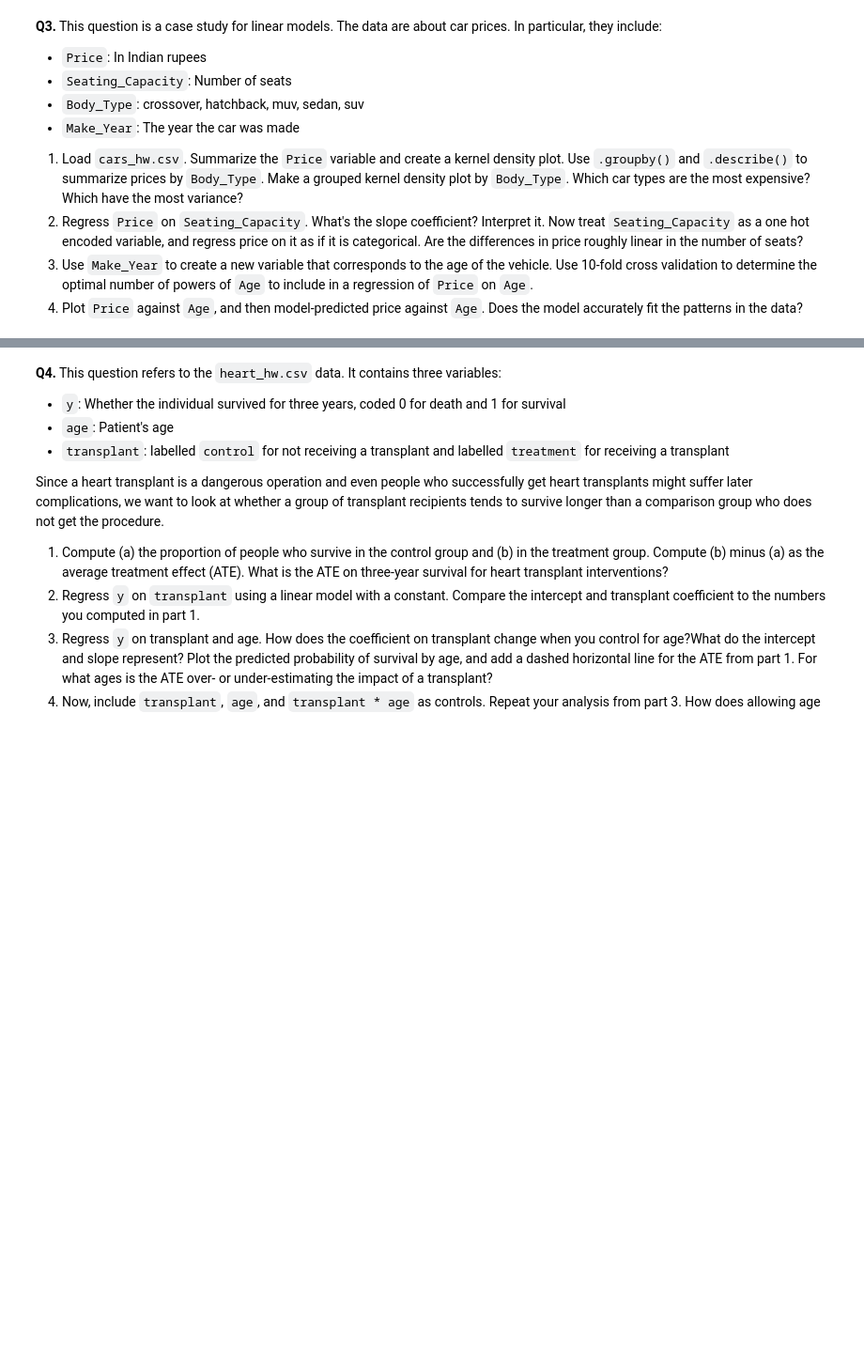
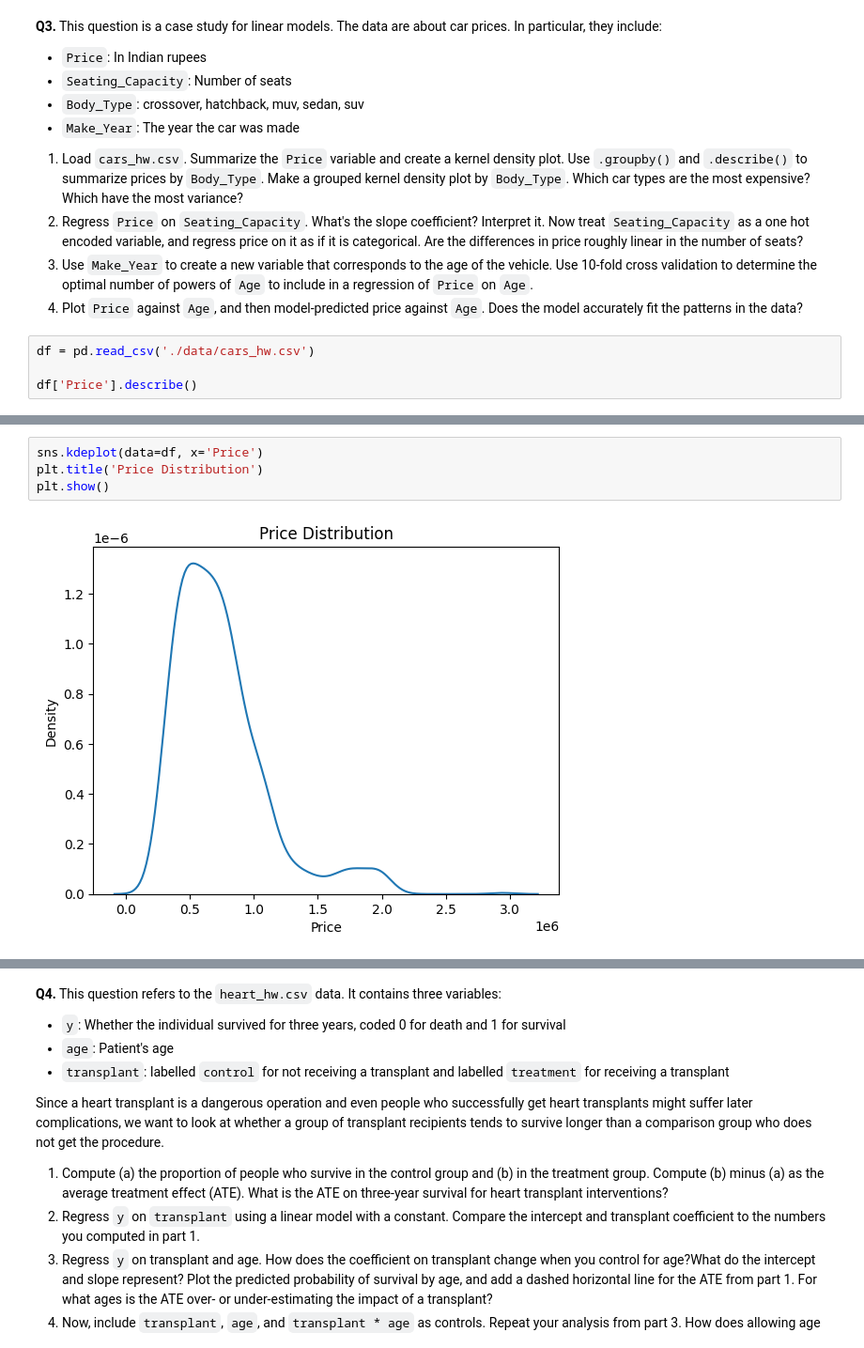
Before and after one commit to Cykim0320/airflow-project, a Jupyter notebook: 03_assignment_linear_models.ipynb, the cells around one changed output, grey strips where cells are left out. Shown at 94% size. Saved outputs shown, nothing was run; the diff lists cells and outputs as text; blank space fills up the shorter version.

```diff
--- a/03_assignment_linear_models.ipynb
+++ b/03_assignment_linear_models.ipynb
@@ -297,3 +297,7 @@ Model 6 has a slightly higher error than Model 5, suggesting that adding interac
   2. Regress `Price` on `Seating_Capacity`. What's the slope coefficient? Interpret it. Now treat `Seating_Capacity` as a one hot encoded variable, and regress price on it as if it is categorical. Are the differences in price roughly linear in the number of seats?
   3. Use `Make_Year` to create a new variable that corresponds to the age of the vehicle. Use 10-fold cross validation to determine the optimal number of powers of `Age` to include in a regression of `Price` on `Age`.
   4. Plot `Price` against `Age`, and then model-predicted price against `Age`. Does the model accurately fit the patterns in the data?
+# %%
+df = pd.read_csv('./data/cars_hw.csv')
+
+df['Price'].describe()
@@ -299,0 +315,6 @@ Model 6 has a slightly higher error than Model 5, suggesting that adding interac
+# %%
+sns.kdeplot(data=df, x='Price')
+plt.title('Price Distribution')
+plt.show()
+# %% [output]
+[figure, added]
```
Also changed, not shown: parts of 29 cells of this notebook.
